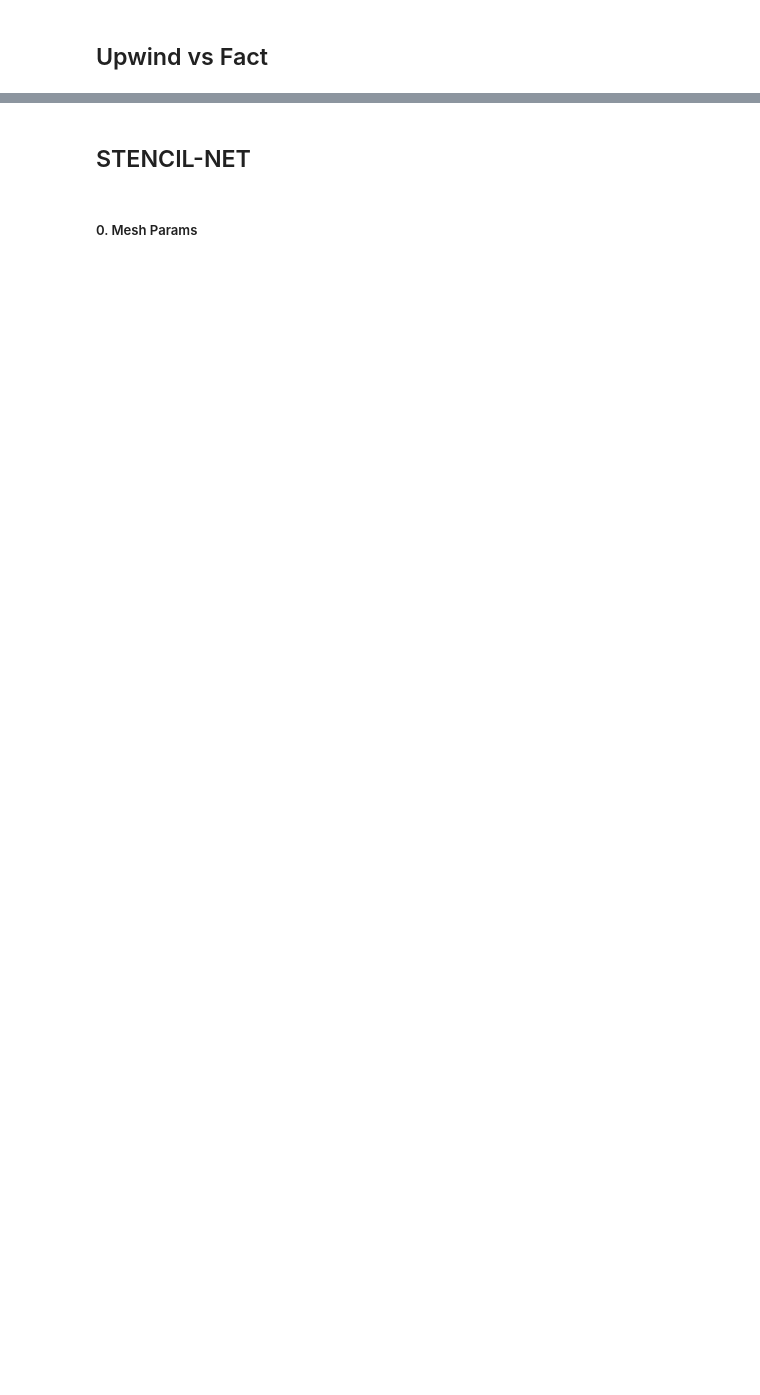
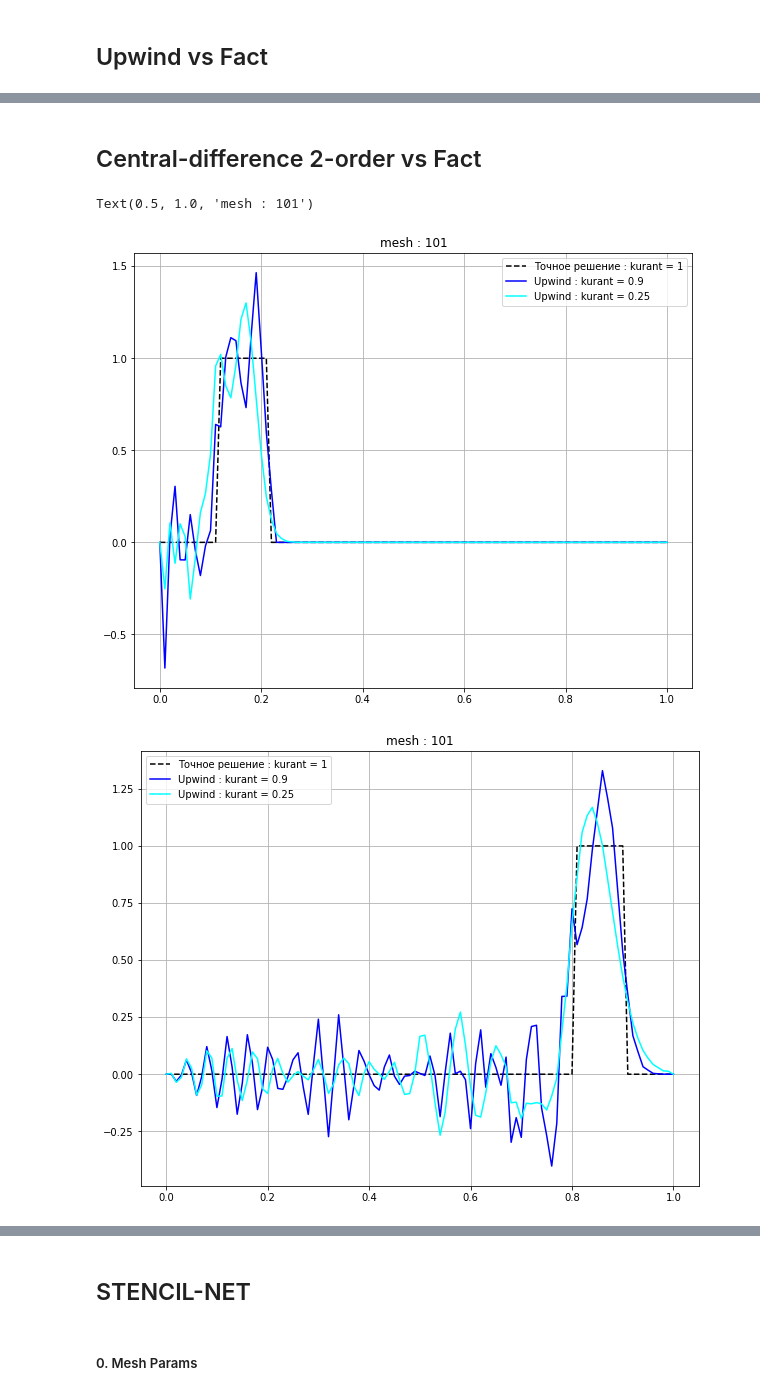
Before and after one commit to ArturTukhbatullin/GIT_stencil-net, a Jupyter notebook: 1_Advection.ipynb, the cells around one changed output, grey strips where cells are left out. Cells and saved outputs as stored; diff of their text form; code cells hidden in the pictures; blank space fills up the shorter version.

```diff
--- a/1_Advection.ipynb
+++ b/1_Advection.ipynb
@@ -59,0 +70,30 @@ import my_funcs as mf
+# %% [markdown]
+## Central-difference 2-order vs Fact
+# %%
+final_time=0.1
+fact_v,_=mf.advection_upwind(v,final_time,1,h,n)
+new_v_0_90,_=mf.advetion_central_diff_2(v,final_time,0.90,h,n)
+new_v_0_25,_=mf.advetion_central_diff_2(v,final_time,0.25,h,n)
+plt.figure(figsize=(10,8))
+plt.plot(l,fact_v,'--',label='Точное решение : kurant = 1',color='black')
+plt.plot(l,new_v_0_90,label=r'Upwind : kurant = 0.9',color='blue')
+plt.plot(l,new_v_0_25,label=r'Upwind : kurant = 0.25',color='cyan')
+plt.legend()
+plt.grid()
+plt.title(fr'mesh : {n}')
+
+final_time=0.8
+fact_v,_=mf.advection_upwind(v,final_time,1,h,n)
+new_v_0_90,_=mf.advetion_central_diff_2(v,final_time,0.90,h,n)
+new_v_0_25,_=mf.advetion_central_diff_2(v,final_time,0.25,h,n)
+plt.figure(figsize=(10,8))
+plt.plot(l,fact_v,'--',label='Точное решение : kurant = 1',color='black')
+plt.plot(l,new_v_0_90,label=r'Upwind : kurant = 0.9',color='blue')
+plt.plot(l,new_v_0_25,label=r'Upwind : kurant = 0.25',color='cyan')
+plt.legend()
+plt.grid()
+plt.title(fr'mesh : {n}')
+# %% [output]
+Text(0.5, 1.0, 'mesh : 101')
+[figure, added]
+[figure, added]
```
Also changed, not shown: parts of 17 cells of this notebook, 1 other file.
